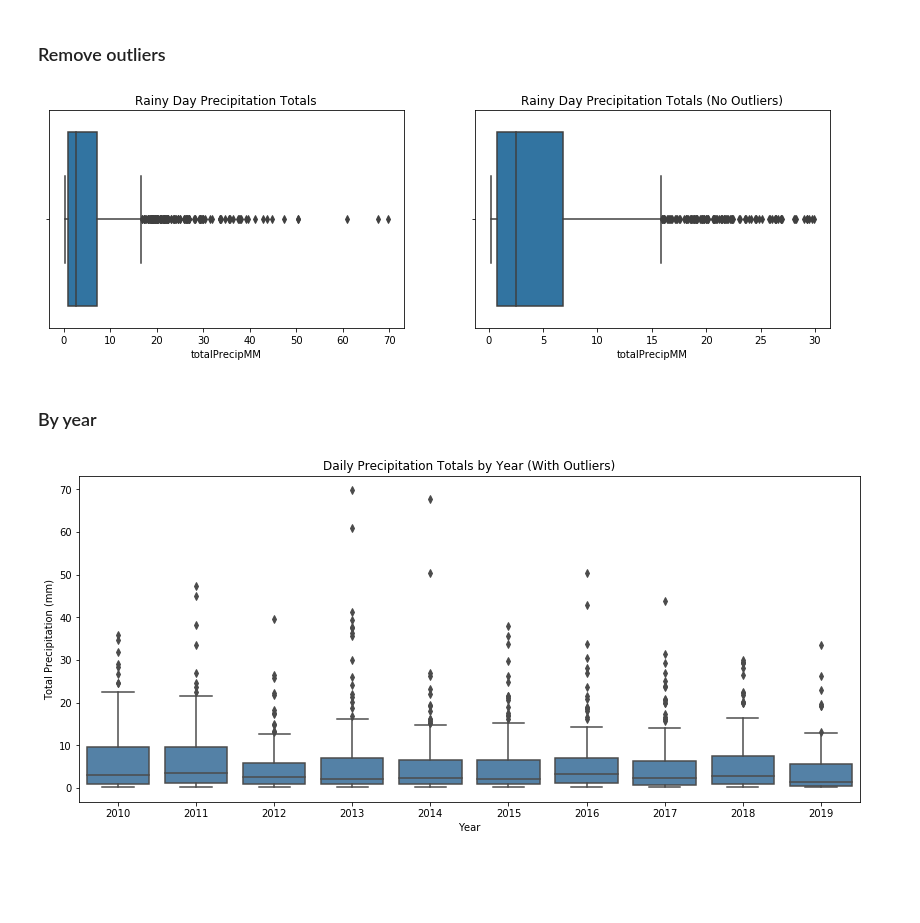
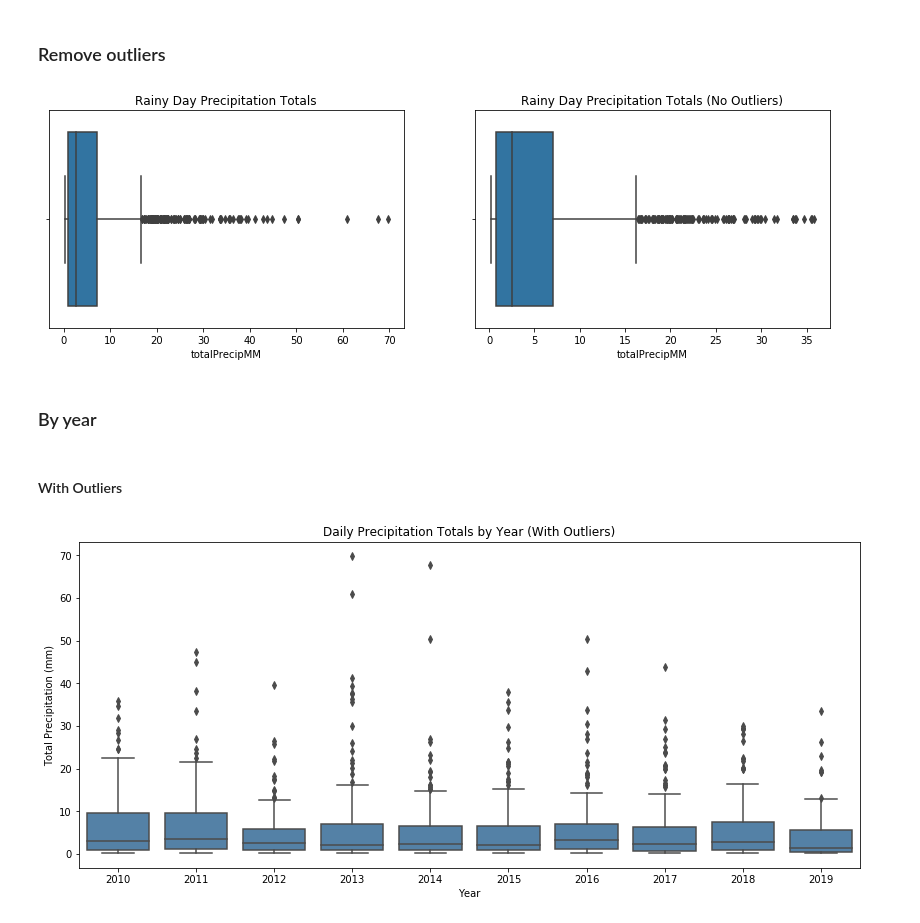
Before and after one commit to calvdee/london-ontario-rain-event-model, a Jupyter notebook: notebooks/2019-05-18-precipitation-eda.ipynb, the cells around one changed output. Drawn from its saved outputs; the diff is of its cells as text; code cells hidden in the pictures; blank space fills up the shorter version.

```diff
--- a/notebooks/2019-05-18-precipitation-eda.ipynb
+++ b/notebooks/2019-05-18-precipitation-eda.ipynb
@@ -218,5 +214,6 @@ percentile_99
 # %% [output]
 36.25599999999999
 # %%
-len(rainy_days.query(f'totalPrecipMM >= {percentile_99}')) / len(rainy_days)
+percentile_99_data = rainy_days.query(f'totalPrecipMM >= {percentile_99}')
+len(percentile_99_data)
 # %% [output]
@@ -250,17 +247,19 @@ rainy_days.query(f'totalPrecipMM >= {percentile_99}').groupby(['year']).size().r
 # %% [markdown]
 ### Remove outliers
 # %%
-rainy_days_no = rainy_days.query('totalPrecipMM < 30')
+rainy_days_no = rainy_days[~(rainy_days.index.isin(percentile_99_data.index))]
 
 plt.figure(figsize=(14,4))
 plt.subplot(121);
 sns.boxplot(rainy_days['totalPrecipMM']).set(title='Rainy Day Precipitation Totals');
 plt.subplot(122);
 sns.boxplot(rainy_days_no['totalPrecipMM']).set(title='Rainy Day Precipitation Totals (No Outliers)');
 # %% [output]
-[figure, old version]
+[figure, new version]
 # %% [markdown]
 ### By year
+# %% [markdown]
+#### With Outliers
 # %%
 plt.figure(figsize=(14,6))
 sns.boxplot(x='year', y='totalPrecipMM', data=rainy_days, color='steelblue').set(
```
Also changed, not shown: parts of 36 cells of this notebook.
